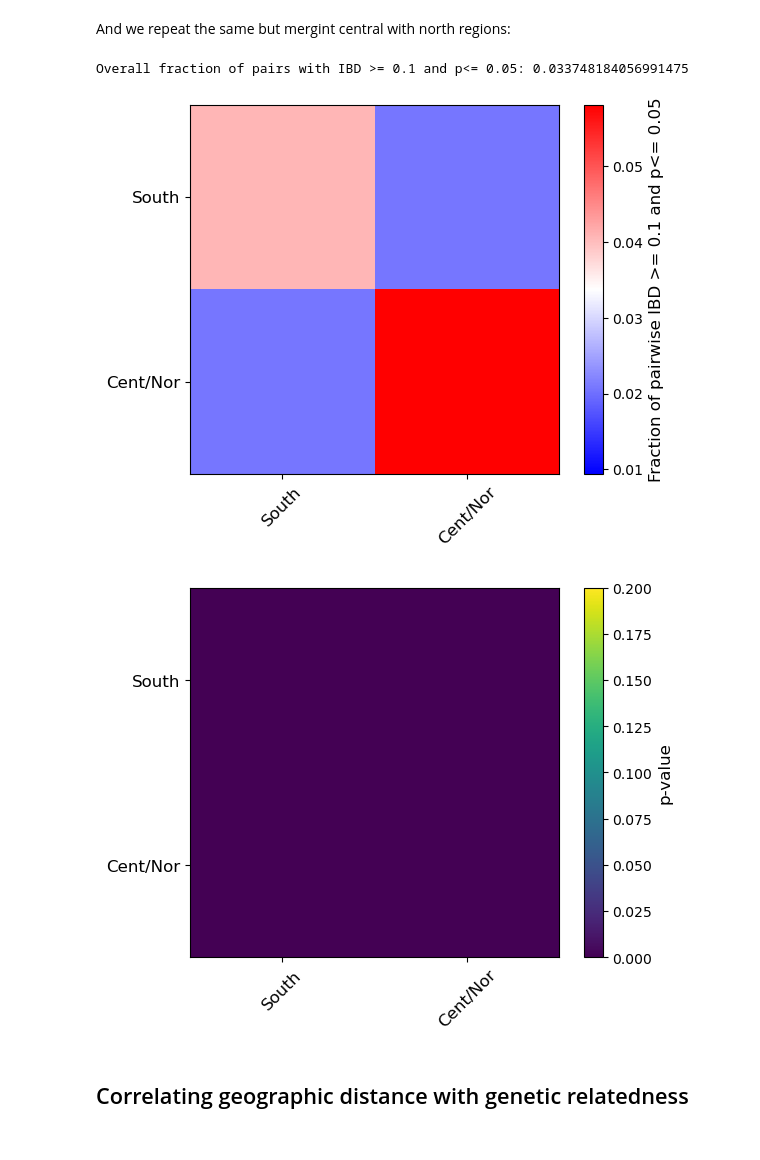
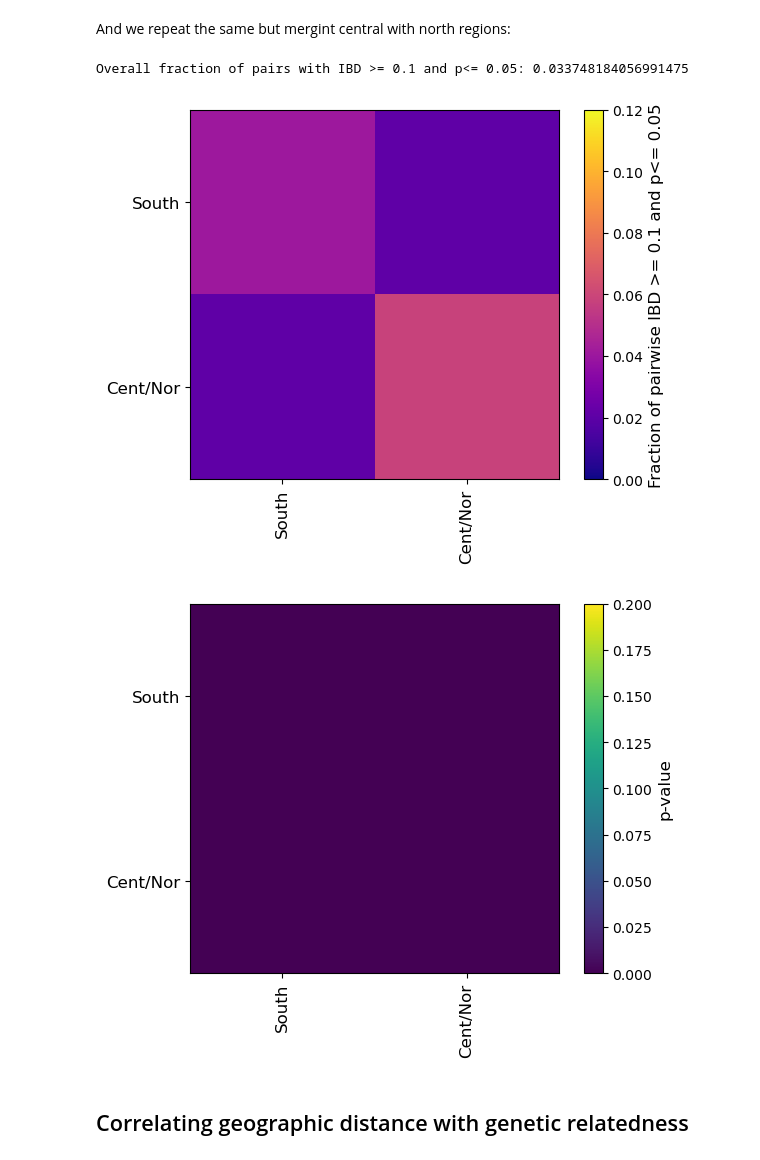
Before and after one commit to arnaupujol/malaria_relatedness_importation, a Jupyter notebook: demos/spatial_relatedness_analysis.ipynb, the cells around one changed output. Drawn from its saved outputs; the diff is of its cells as text; code cells hidden in the pictures.

```diff
--- a/demos/spatial_relatedness_analysis.ipynb
+++ b/demos/spatial_relatedness_analysis.ipynb
@@ -434,37 +542,38 @@ ibd_res_meta.loc[ibd_res_meta['province'] == 'Manica', 'regionSN'] = 'Cent/Nor'
 ibd_res_meta.loc[ibd_res_meta['province'] == 'Sofala', 'regionSN'] = 'Cent/Nor'
 ibd_res_meta.loc[ibd_res_meta['province'] == 'Tete', 'regionSN'] = 'Cent/Nor'
 ibd_res_meta.loc[ibd_res_meta['province'] == 'Zambezia', 'regionSN'] = 'Cent/Nor'
 ibd_res_meta.loc[ibd_res_meta['province'] == 'Nampula', 'regionSN'] = 'Cent/Nor'
 ibd_res_meta.loc[ibd_res_meta['province'] == 'Niassa', 'regionSN'] = 'Cent/Nor'
 ibd_res_meta.loc[ibd_res_meta['province'] == 'Cabo Delgado', 'regionSN'] = 'Cent/Nor'
 ibd_pval_meta['regionSN'] = ibd_res_meta['regionSN']
 
 #Define category to define populations
 category_label = 'regionSN'
 #List of populations used in this category
 categories = ['South', 'Cent/Nor']
 #Definition of thresholds to define related pairs
 max_p = .05
 min_IBD = 0.1
 
 #We calculate the fraction of related pairs across populations, their p-value of deviation with respect to the
 #fraction overall paris, and the overall fraction.
 ibdfrac_per_cat, ibdfrac_pval_per_cat, overall_high_ibd_frac = high_ibd_frac_per_cat(ibd_res, ibd_res_meta, category_label, \
                                                                                      category_label, \
                                                                                      all_p_res = ibd_pval, ibd_pval_meta = ibd_pval_meta, \
                                                                                      min_IBD = min_IBD, max_p = max_p, \
                                                                                      categories = categories, categories2 = categories, \
                                                                                      verbose = True, perm_pval = False)
 #Parameters to define if we want to save the figure produced
 save_as = None
 #save_as = save_path + "ibd_regions_CN.pdf"
 #Show the results
-show_ibd_frac_per_cat(ibdfrac_per_cat, overall_high_ibd_frac, ibdfrac_pval_per_cat, min_IBD = min_IBD, max_p = max_p, \
-                     save_as = save_as)
+show_ibd_frac_per_cat(ibdfrac_per_cat, overall_high_ibd_frac, ibdfrac_pval_per_cat, \
+                      min_IBD = min_IBD, max_p = max_p, save_as = save_as, \
+                     vmin = 0, vmax = .12, cmap = 'plasma', xrotation = 90)
 # %% [output]
 Overall fraction of pairs with IBD >= 0.1 and p<= 0.05: 0.033748184056991475
-[figure, old version]
+[figure, new version]
-[figure, old version]
+[figure, new version]
 # %% [markdown]
 ## Correlating geographic distance with genetic relatedness
 # %% [markdown]
```
Also changed, not shown: parts of 6 cells of this notebook, 1 other file.
